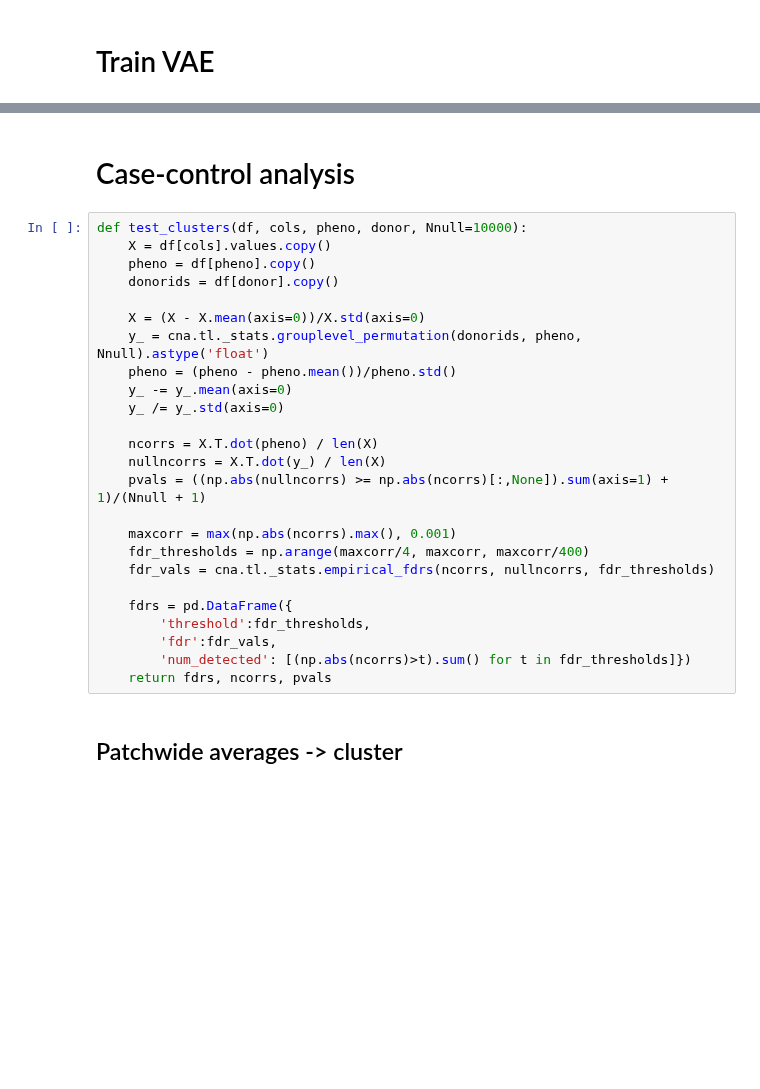
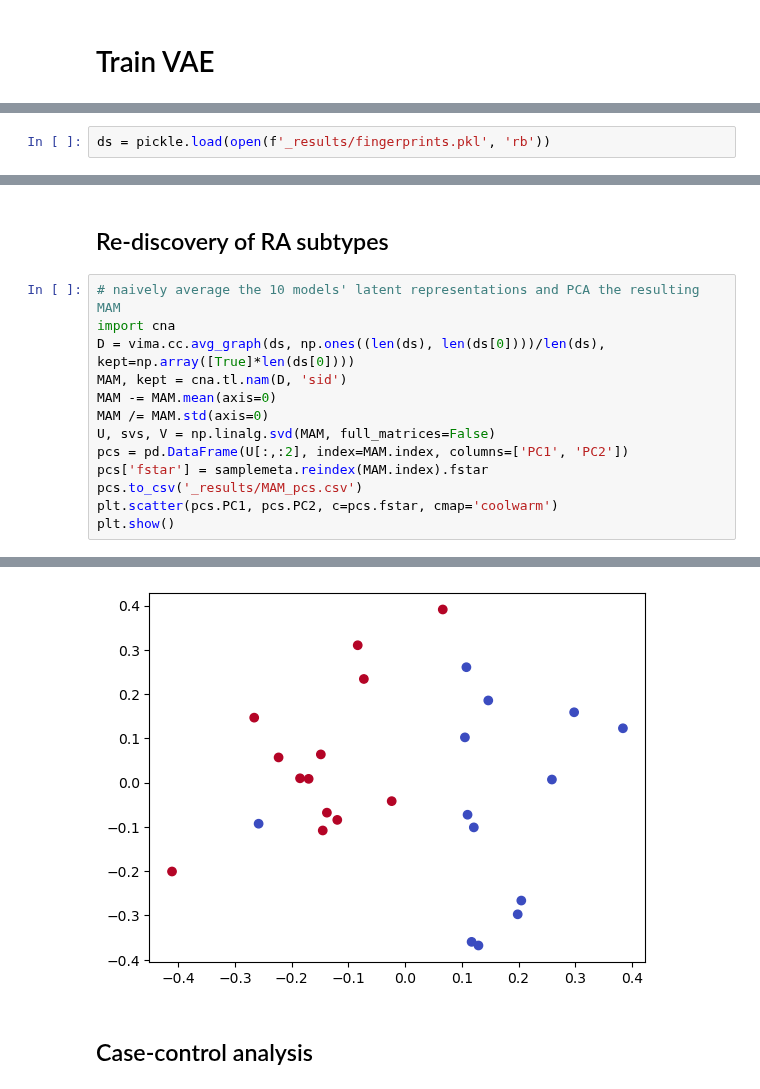
Before and after one commit to yakirr/vimapaper, a Jupyter notebook: RA/RA.2.analyze.ipynb, the cells around one changed output, grey strips where cells are left out. Drawn from its saved outputs; the diff is of its cells as text; blank space fills up the shorter version.

```diff
--- a/RA/RA.2.analyze.ipynb
+++ b/RA/RA.2.analyze.ipynb
@@ -157,0 +95,2 @@ sc.pl.umap(Mdense_avg, color='sid')
+# %%
+ds = pickle.load(open(f'_results/fingerprints.pkl', 'rb'))
@@ -157,0 +142,16 @@ sc.pl.umap(Mdense_avg, color='sid')
+# %% [markdown]
+## Re-discovery of RA subtypes
+# %%
+# naively average the 10 models' latent representations and PCA the resulting MAM
+import cna
+D = vima.cc.avg_graph(ds, np.ones((len(ds), len(ds[0])))/len(ds), kept=np.array([True]*len(ds[0])))
+MAM, kept = cna.tl.nam(D, 'sid')
+MAM -= MAM.mean(axis=0)
+MAM /= MAM.std(axis=0)
+U, svs, V = np.linalg.svd(MAM, full_matrices=False)
+pcs = pd.DataFrame(U[:,:2], index=MAM.index, columns=['PC1', 'PC2'])
+pcs['fstar'] = samplemeta.reindex(MAM.index).fstar
+pcs.to_csv('_results/MAM_pcs.csv')
+plt.scatter(pcs.PC1, pcs.PC2, c=pcs.fstar, cmap='coolwarm')
+plt.show()
+# %% [output]
@@ -158,29 +161,3 @@ sc.pl.umap(Mdense_avg, color='sid')
+[figure, added]
 # %% [markdown]
-# Case-control analysis
+## Case-control analysis
-# %%
-def test_clusters(df, cols, pheno, donor, Nnull=10000):
-    X = df[cols].values.copy()
-    pheno = df[pheno].copy()
-    donorids = df[donor].copy()
-
-    X = (X - X.mean(axis=0))/X.std(axis=0)
-    y_ = cna.tl._stats.grouplevel_permutation(donorids, pheno, Nnull).astype('float')
-    pheno = (pheno - pheno.mean())/pheno.std()
-    y_ -= y_.mean(axis=0)
-    y_ /= y_.std(axis=0)
-
-    ncorrs = X.T.dot(pheno) / len(X)
-    nullncorrs = X.T.dot(y_) / len(X)
-    pvals = ((np.abs(nullncorrs) >= np.abs(ncorrs)[:,None]).sum(axis=1) + 1)/(Nnull + 1)
-
-    maxcorr = max(np.abs(ncorrs).max(), 0.001)
-    fdr_thresholds = np.arange(maxcorr/4, maxcorr, maxcorr/400)
-    fdr_vals = cna.tl._stats.empirical_fdrs(ncorrs, nullncorrs, fdr_thresholds)
-
-    fdrs = pd.DataFrame({
-        'threshold':fdr_thresholds,
-        'fdr':fdr_vals,
-        'num_detected': [(np.abs(ncorrs)>t).sum() for t in fdr_thresholds]})
-    return fdrs, ncorrs, pvals
-# %% [markdown]
-## Patchwide averages -> cluster
```
Also changed, not shown: parts of 34 cells of this notebook, 2 other files.
